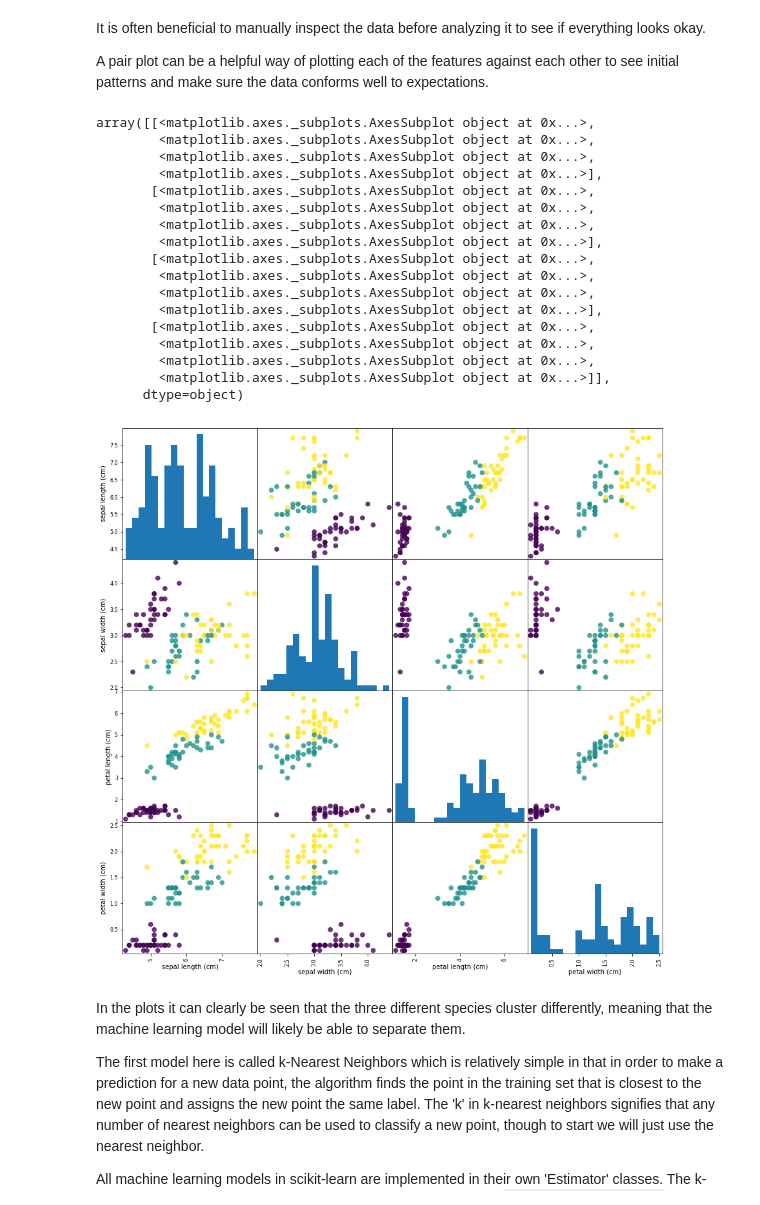
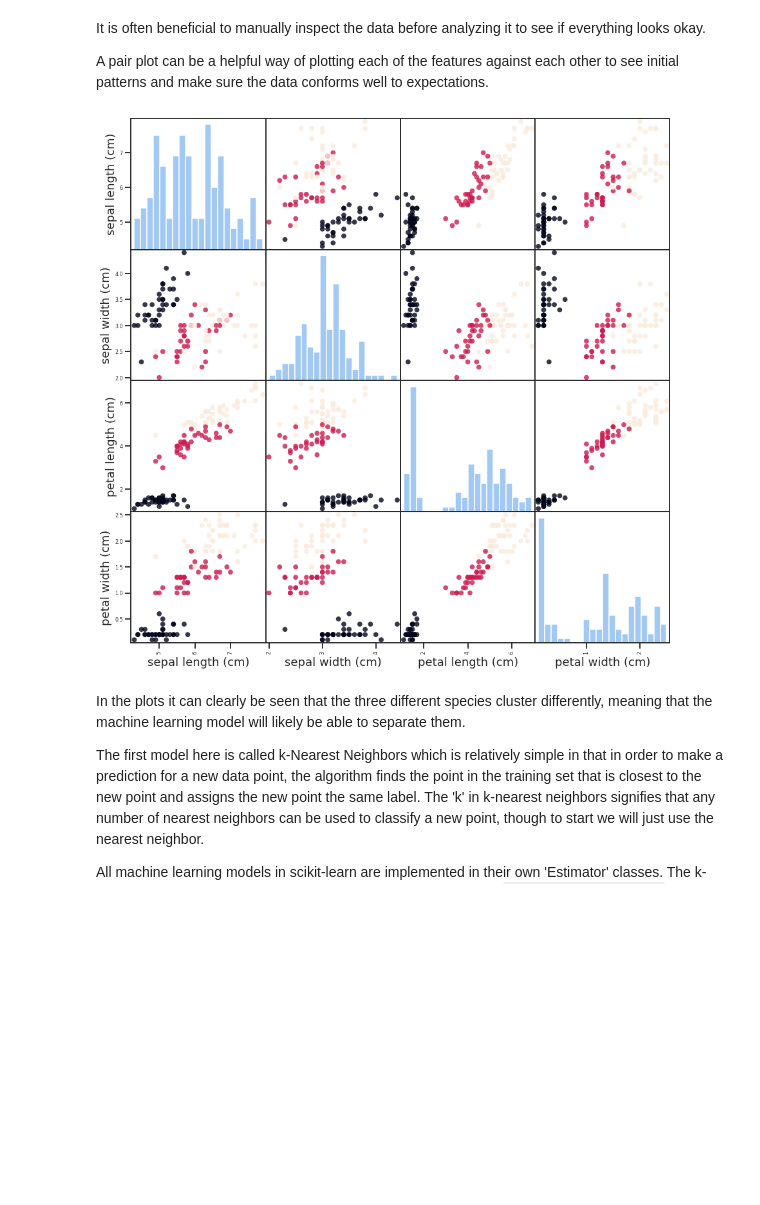
Before and after one commit to liggettla/intro_ML, a Jupyter notebook: 1_introduction.ipynb, the cells around one changed output. Drawn from its saved outputs; the diff is of its cells as text; code cells hidden in the pictures; blank space fills up the shorter version.

Commit message:
added pretty plotting

```diff
--- a/1_introduction.ipynb
+++ b/1_introduction.ipynb
@@ -13,11 +13,20 @@ conda install -c conda-forge scipy numpy pandas seaborn matplotlib scikit-learn
 # %%
 from sklearn.datasets import load_iris
 import pandas as pd
+!pip install -q mglearn
+
 # pip install mglearn
 import mglearn
 from sklearn.model_selection import train_test_split
 from sklearn.neighbors import KNeighborsClassifier
 import numpy as np
+import seaborn as sns
+
+def pretty(size='talk'):
+    sns.set_palette('pastel')
+    sns.set_style('ticks')
+    sns.set_context(size)
+pretty()
 # %% [markdown]
 ## Introduction
 This dataset uses the Iris datset in which three different species of iris flowers exist, and the problem is to classify them into their respective species.
@@ -114,30 +123,15 @@ A pair plot can be a helpful way of plotting each of the features against each o
 # %%
 # create dataframe from data in X_train
 # label the columns using the strings in iris_dataset.feature_names
 iris_dataframe = pd.DataFrame(X_train, columns=iris_dataset.feature_names)
 # create a scatter matrix from the dataframe, color by y_train
 pd.plotting.scatter_matrix(iris_dataframe, c=y_train, figsize=(15, 15),
                            marker='o', hist_kwds={'bins': 20}, s=60,
                            alpha=.8)
+
+pretty()
 # %% [output]
-array([[<matplotlib.axes._subplots.AxesSubplot object at 0x...>,
-        <matplotlib.axes._subplots.AxesSubplot object at 0x...>,
-        <matplotlib.axes._subplots.AxesSubplot object at 0x...>,
-        <matplotlib.axes._subplots.AxesSubplot object at 0x...>],
-       [<matplotlib.axes._subplots.AxesSubplot object at 0x...>,
-        <matplotlib.axes._subplots.AxesSubplot object at 0x...>,
-        <matplotlib.axes._subplots.AxesSubplot object at 0x...>,
-        <matplotlib.axes._subplots.AxesSubplot object at 0x...>],
-       [<matplotlib.axes._subplots.AxesSubplot object at 0x...>,
-        <matplotlib.axes._subplots.AxesSubplot object at 0x...>,
-        <matplotlib.axes._subplots.AxesSubplot object at 0x...>,
-        <matplotlib.axes._subplots.AxesSubplot object at 0x...>],
-       [<matplotlib.axes._subplots.AxesSubplot object at 0x...>,
-        <matplotlib.axes._subplots.AxesSubplot object at 0x...>,
-        <matplotlib.axes._subplots.AxesSubplot object at 0x...>,
-        <matplotlib.axes._subplots.AxesSubplot object at 0x...>]],
-      dtype=object)
-[figure, old version]
+[figure, new version]
 # %% [markdown]
 In the plots it can clearly be seen that the three different species cluster differently, meaning that the machine learning model will likely be able to separate them.
 
```
